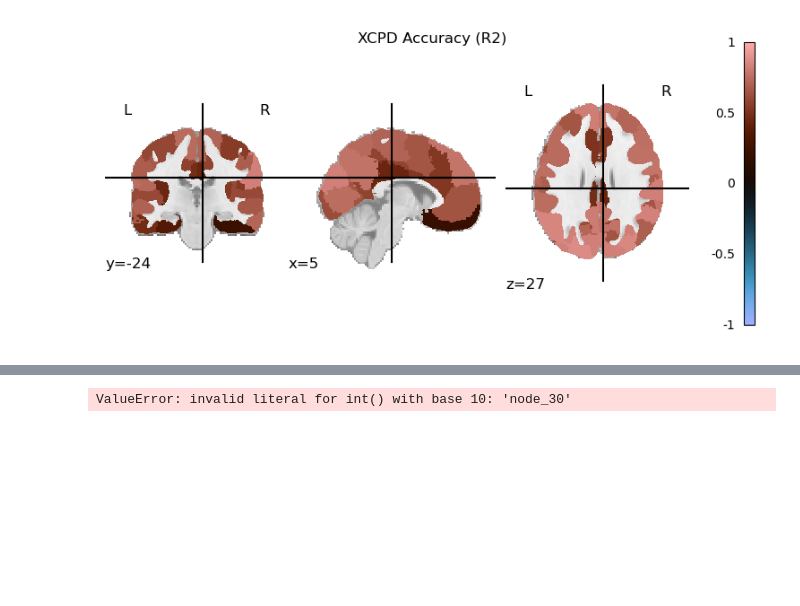
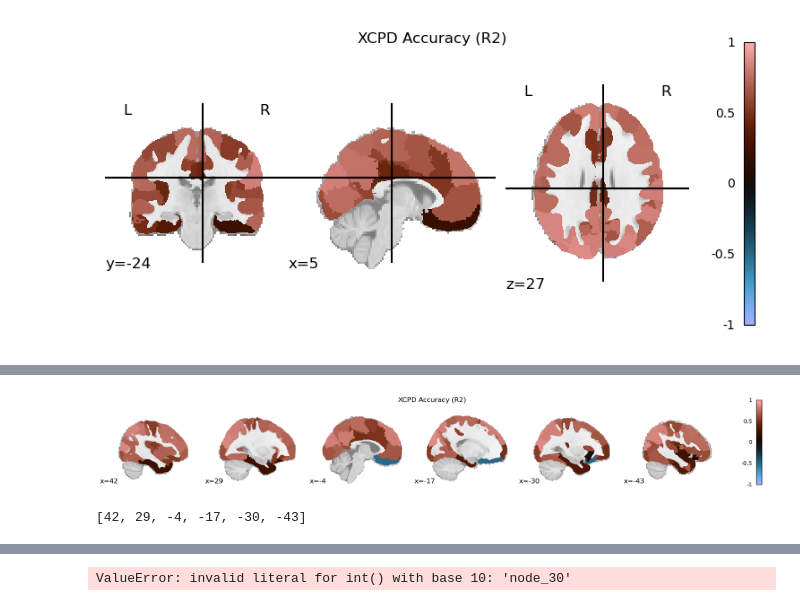
Before and after one commit to mckenziephagen/connectome-comparison, a Jupyter notebook: scripts/notebooks/exploratory/2025-10-29_plot_nodes_orig.ipynb, the cells around one changed output, grey strips where cells are left out. Saved outputs shown, nothing was run; the diff lists cells and outputs as text; code cells hidden in the pictures; blank space fills up the shorter version.

```diff
--- a/scripts/notebooks/exploratory/2025-10-29_plot_nodes_orig.ipynb
+++ b/scripts/notebooks/exploratory/2025-10-29_plot_nodes_orig.ipynb
@@ -84,0 +92,18 @@ plotting.show()
+# %%
+
+plot = plotting.plot_stat_map(mask_img,
+                       vmax=1, vmin=-1,
+                       cmap='berlin',
+                        display_mode='x',
+                        cut_coords=[42, 29, -4, -17, -30,-43])
+
+
+plt.suptitle('XCPD Accuracy (R2)')
+plt.savefig('x_accuracy.png')
+plotting.show()
+# %% [output]
+[figure, added]
+# %%
+plot.cut_coords
+# %% [output]
+[42, 29, -4, -17, -30, -43]
```
Also changed, not shown: parts of 11 cells of this notebook, 25 other files.
